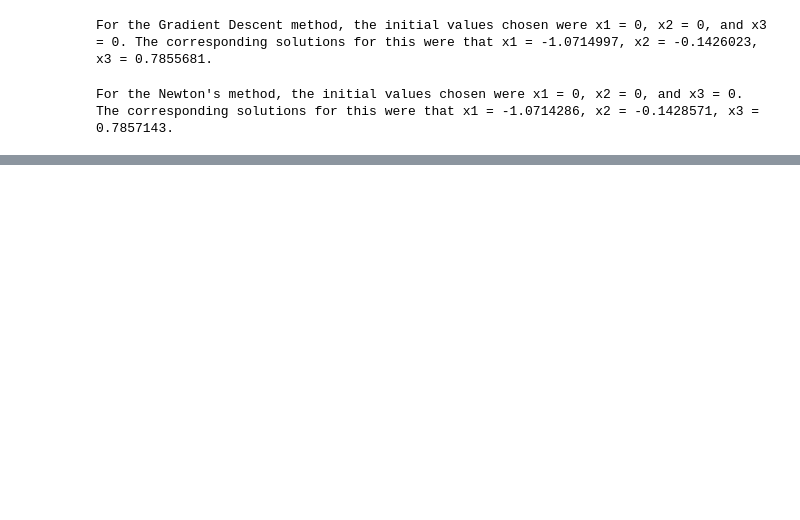
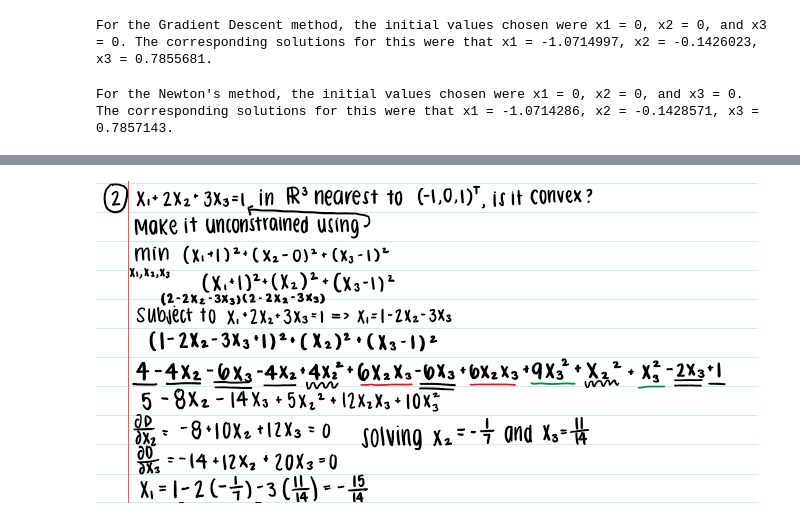
Before and after one commit to kphill1/DesignOptimization2021Fall, a Jupyter notebook: Homework 2.ipynb, the cells around one changed output, grey strips where cells are left out. Cells and saved outputs as stored; diff of their text form; code cells hidden in the pictures; blank space fills up the shorter version.

```diff
--- a/Homework 2.ipynb
+++ b/Homework 2.ipynb
@@ -285,0 +293,5 @@ FileNotFoundError: [Errno 2] No such file or directory: 'hw_2_p1_1.png'
+# %%
+from IPython.display import Image
+Image('hw2_p2_1.png')
+# %% [output]
+[figure, added]
```
Also changed, not shown: parts of 10 cells of this notebook.
